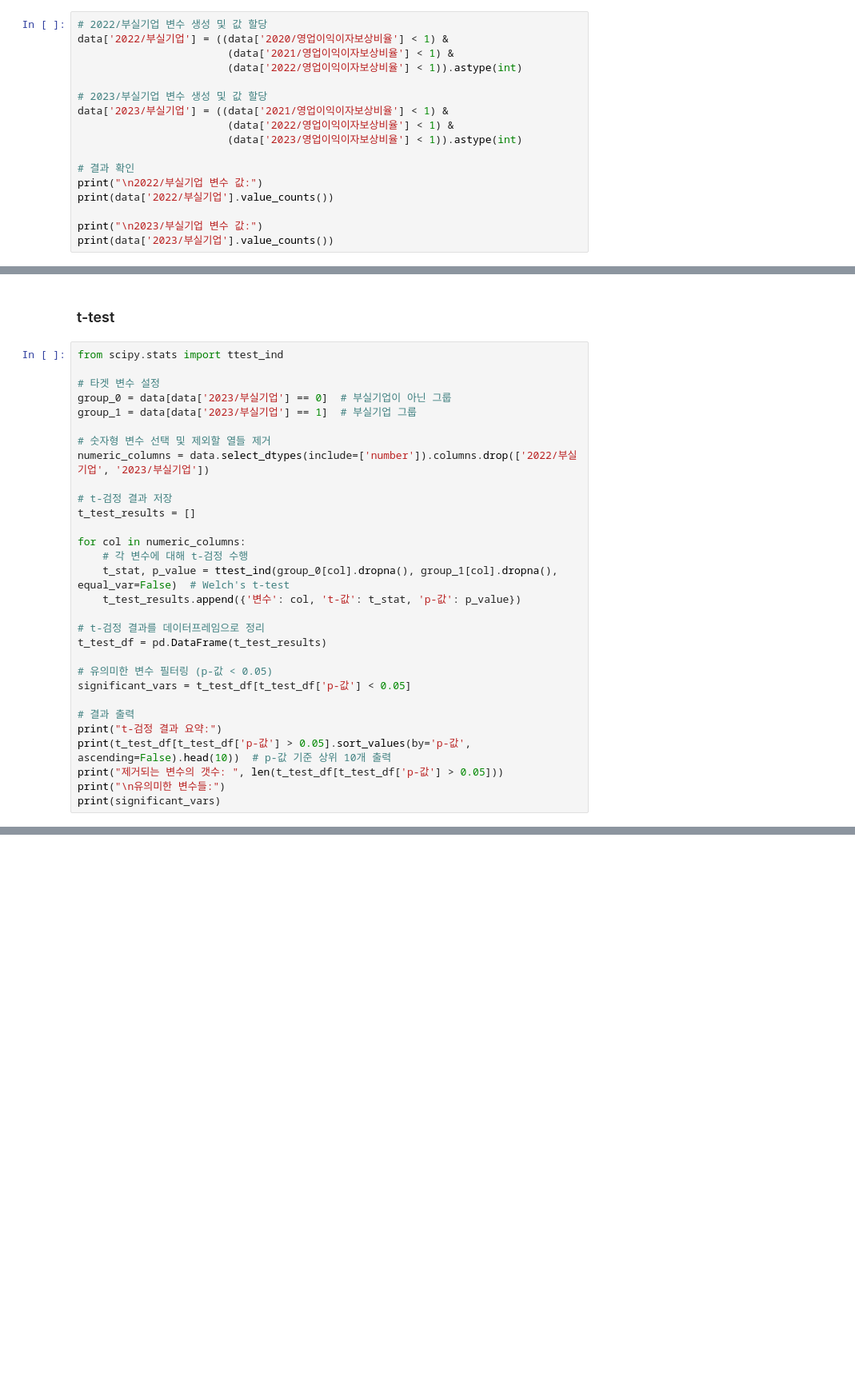
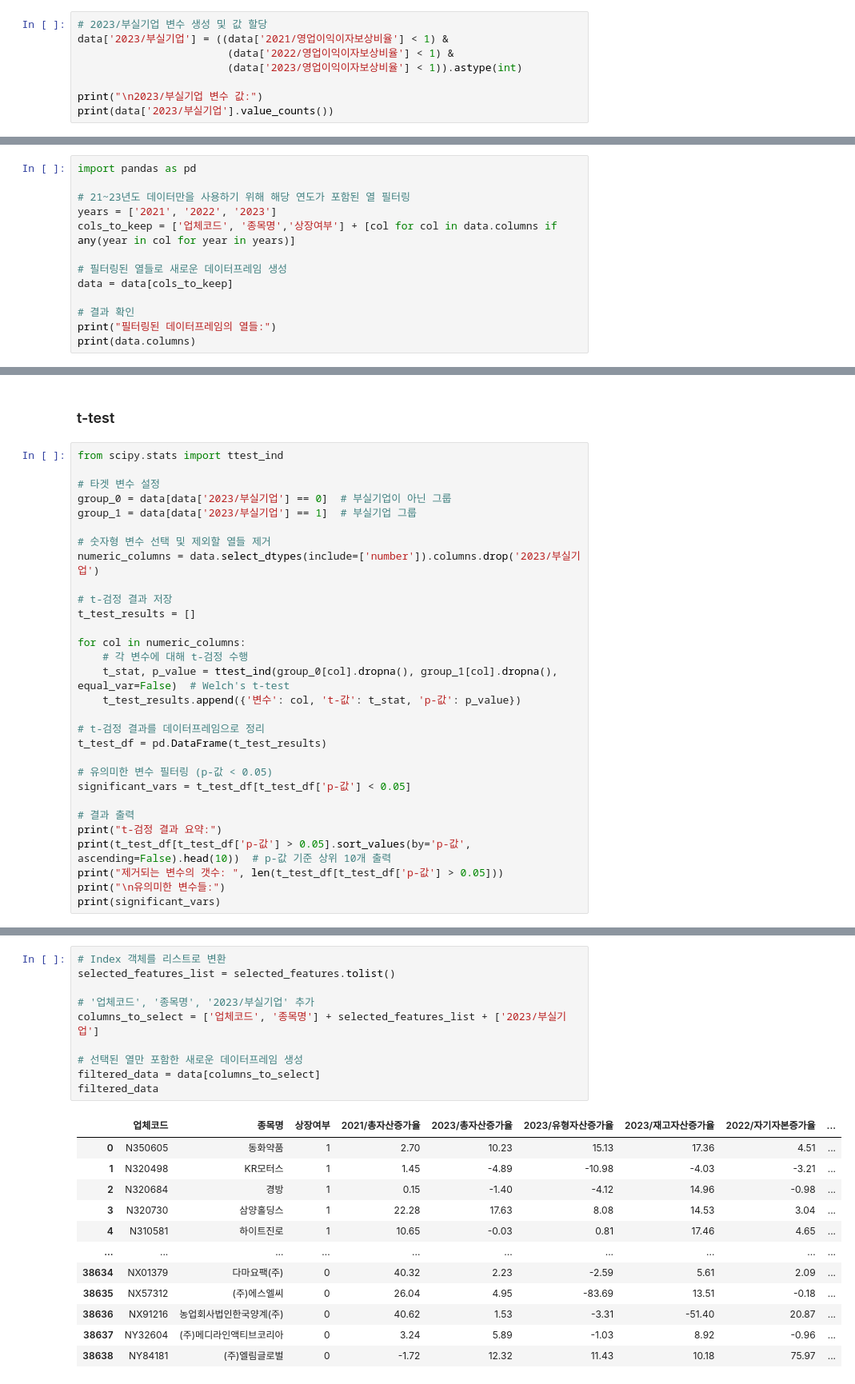
Before and after one commit to BaekJunehong/BIZnFIN, a Jupyter notebook: project/code/lee_eda.ipynb, the cells around one changed output, grey strips where cells are left out. Shown: that part at 80% size. Drawn from its saved outputs; the diff is of its cells as text; blank space fills up the shorter version.

```diff
--- a/project/code/lee_eda.ipynb
+++ b/project/code/lee_eda.ipynb
@@ -192,20 +192,11 @@ Name: 2021/영업이익이자보상비율, Length: 27604, dtype: bool
 # %% [markdown]
 - 0이면 부실기업이 아닌 기업, 1이면 부실기업을 의미
 # %%
-# 2022/부실기업 변수 생성 및 값 할당
-data['2022/부실기업'] = ((data['2020/영업이익이자보상비율'] < 1) &
-                        (data['2021/영업이익이자보상비율'] < 1) &
-                        (data['2022/영업이익이자보상비율'] < 1)).astype(int)
-
 # 2023/부실기업 변수 생성 및 값 할당
 data['2023/부실기업'] = ((data['2021/영업이익이자보상비율'] < 1) &
                         (data['2022/영업이익이자보상비율'] < 1) &
                         (data['2023/영업이익이자보상비율'] < 1)).astype(int)
 
-# 결과 확인
-print("\n2022/부실기업 변수 값:")
-print(data['2022/부실기업'].value_counts())
-
 print("\n2023/부실기업 변수 값:")
 print(data['2023/부실기업'].value_counts())
 # %% [output]
@@ -278,0 +266,13 @@ Length: 437, dtype: object
+# %%
+import pandas as pd
+
+# 21~23년도 데이터만을 사용하기 위해 해당 연도가 포함된 열 필터링
+years = ['2021', '2022', '2023']
+cols_to_keep = ['업체코드', '종목명','상장여부'] + [col for col in data.columns if any(year in col for year in years)]
+
+# 필터링된 열들로 새로운 데이터프레임 생성
+data = data[cols_to_keep]
+
+# 결과 확인
+print("필터링된 데이터프레임의 열들:")
+print(data.columns)
@@ -286,7 +303,7 @@ group_0 = data[data['2023/부실기업'] == 0]  # 부실기업이 아닌 그룹
 group_1 = data[data['2023/부실기업'] == 1]  # 부실기업 그룹
 
 # 숫자형 변수 선택 및 제외할 열들 제거
-numeric_columns = data.select_dtypes(include=['number']).columns.drop(['2022/부실기업', '2023/부실기업'])
+numeric_columns = data.select_dtypes(include=['number']).columns.drop('2023/부실기업')
 
 # t-검정 결과 저장
 t_test_results = []
@@ -493,0 +548,23 @@ print(final_model.summary())
+# %%
+# Index 객체를 리스트로 변환
+selected_features_list = selected_features.tolist()
+
+# '업체코드', '종목명', '2023/부실기업' 추가
+columns_to_select = ['업체코드', '종목명'] + selected_features_list + ['2023/부실기업']
+
+# 선택된 열만 포함한 새로운 데이터프레임 생성
+filtered_data = data[columns_to_select]
+filtered_data
+# %% [output]
+|  | 업체코드 | 종목명 | 상장여부 | 2021/총자산증가율 | 2023/총자산증가율 | 2023/유형자산증가율 | 2023/재고자산증가율 | 2022/자기자본증가율 | ... |
+| 0 | N350605 | 동화약품 | 1 | 2.70 | 10.23 | 15.13 | 17.36 | 4.51 | ... |
+| 1 | N320498 | KR모터스 | 1 | 1.45 | -4.89 | -10.98 | -4.03 | -3.21 | ... |
+| 2 | N320684 | 경방 | 1 | 0.15 | -1.40 | -4.12 | 14.96 | -0.98 | ... |
+| 3 | N320730 | 삼양홀딩스 | 1 | 22.28 | 17.63 | 8.08 | 14.53 | 3.04 | ... |
+| 4 | N310581 | 하이트진로 | 1 | 10.65 | -0.03 | 0.81 | 17.46 | 4.65 | ... |
+| ... | ... | ... | ... | ... | ... | ... | ... | ... | ... |
+| 38634 | NX01379 | 다마요팩(주) | 0 | 40.32 | 2.23 | -2.59 | 5.61 | 2.09 | ... |
+| 38635 | NX57312 | (주)에스엘씨 | 0 | 26.04 | 4.95 | -83.69 | 13.51 | -0.18 | ... |
+| 38636 | NX91216 | 농업회사법인한국양계(주) | 0 | 40.62 | 1.53 | -3.31 | -51.40 | 20.87 | ... |
+| 38637 | NY32604 | (주)메디라인액티브코리아 | 0 | 3.24 | 5.89 | -1.03 | 8.92 | -0.96 | ... |
+| 38638 | NY84181 | (주)엘림글로벌 | 0 | -1.72 | 12.32 | 11.43 | 10.18 | 75.97 | ... |
```
Also changed, not shown: parts of 19 cells of this notebook, 1 other file.
